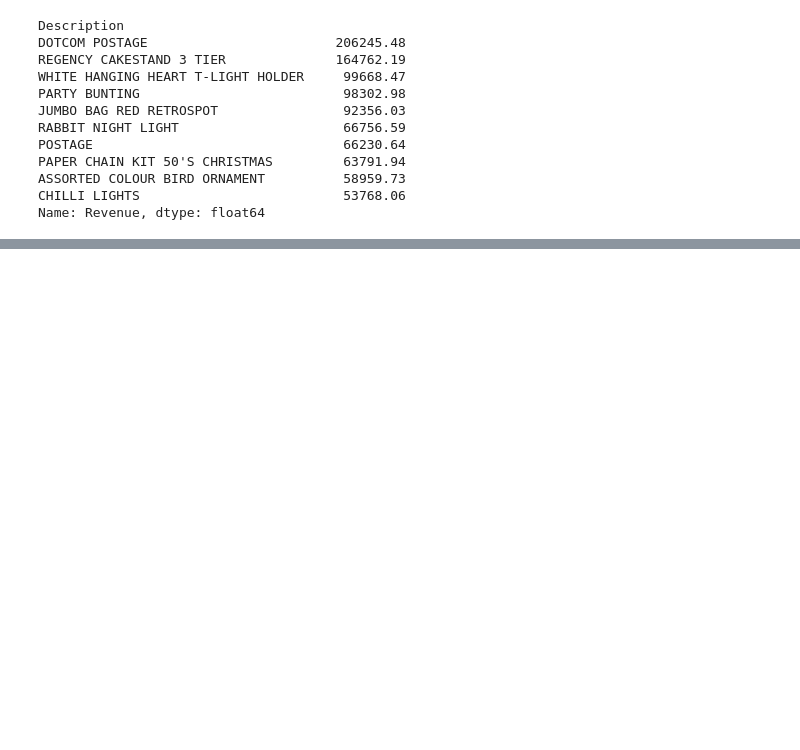
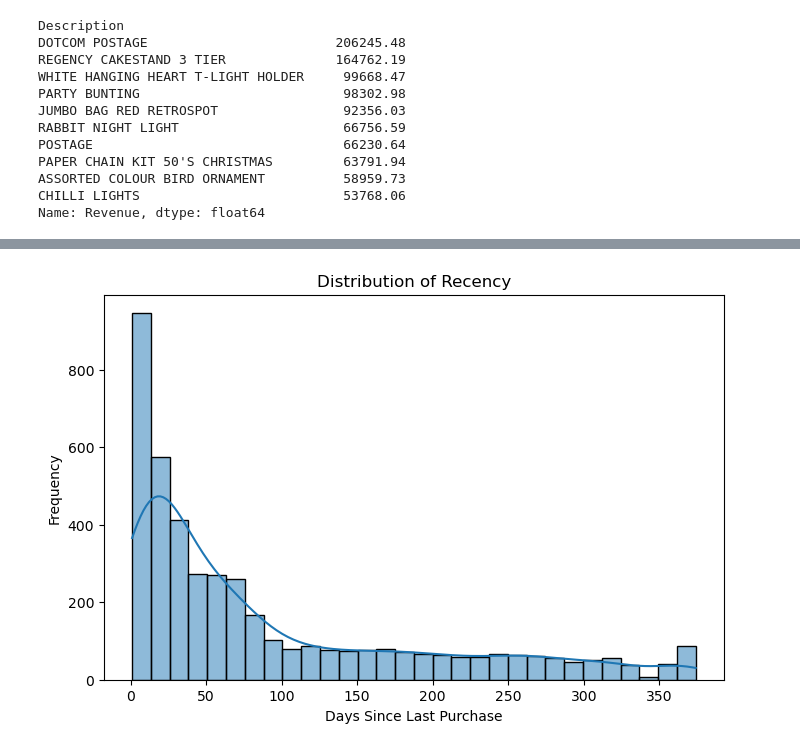
Before and after one commit to BihaniM/portfolio-project-1, a Jupyter notebook: Portfolio_project.ipynb, the cells around one changed output, grey strips where cells are left out. Saved outputs shown, nothing was run; the diff lists cells and outputs as text; code cells hidden in the pictures; blank space fills up the shorter version.

```diff
--- a/Portfolio_project.ipynb
+++ b/Portfolio_project.ipynb
@@ -272,0 +338,32 @@ Name: Revenue, dtype: float64
+# %%
+# Customer Segmentation
+
+# Define Snapshot Date
+
+# Define a snapshot date as one day after the latest InvoiceDate in the dataset.
+snapshot_date = df['InvoiceDate'].max() + pd.Timedelta(days=1)
+
+# Calculate RFM Metrics
+# Group by CustomerID and calculate:
+# - Recency: Number of days since the customer's last purchase.
+# - Frequency: Count of unique invoices per customer.
+# - Monetary: Total revenue for each customer.
+rfm_df = df.groupby('CustomerID').agg({
+    'InvoiceDate': lambda x: (snapshot_date - x.max()).days,
+    'InvoiceNo': 'nunique',
+    'Revenue': 'sum'
+}).rename(columns={
+    'InvoiceDate': 'Recency',
+    'InvoiceNo': 'Frequency',
+    'Revenue': 'Monetary'
+})
+
+#Explore the RFM Results
+
+# Display the first few rows of the RFM DataFrame
+print("RFM Analysis (first 5 rows):")
+print(rfm_df.head())
+
+# Optionally, get summary statistics of the RFM metrics
+print("\nRFM Metrics Summary:")
+print(rfm_df.describe())
@@ -272,0 +390,12 @@ Name: Revenue, dtype: float64
+# %%
+# Visualize the RFM Distributions
+
+# Plot distribution of Recency
+plt.figure(figsize=(8, 5))
+sns.histplot(rfm_df['Recency'], bins=30, kde=True)
+plt.title("Distribution of Recency")
+plt.xlabel("Days Since Last Purchase")
+plt.ylabel("Frequency")
+plt.show()
+# %% [output]
+[figure, added]
```
Also changed, not shown: parts of 11 cells of this notebook.
